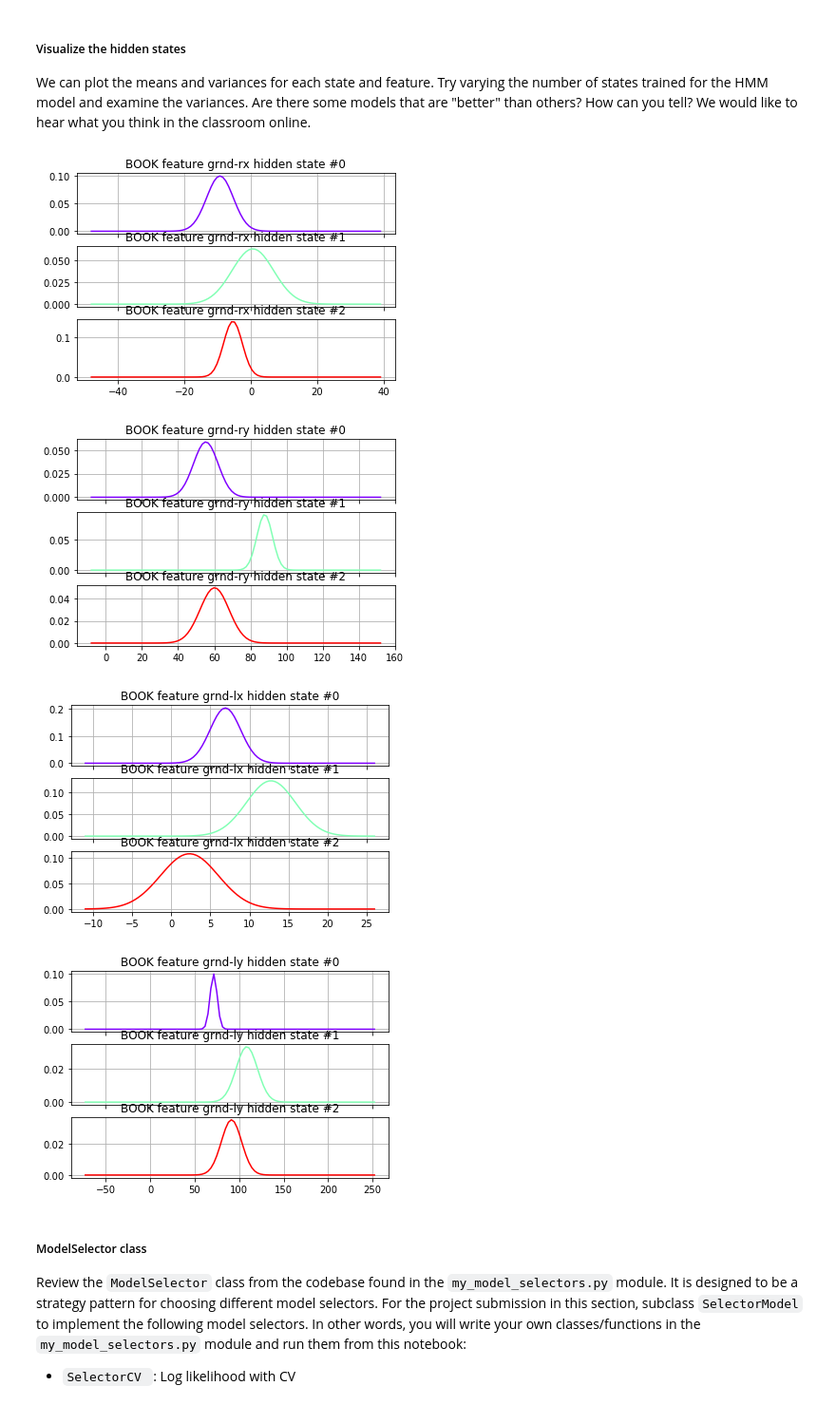
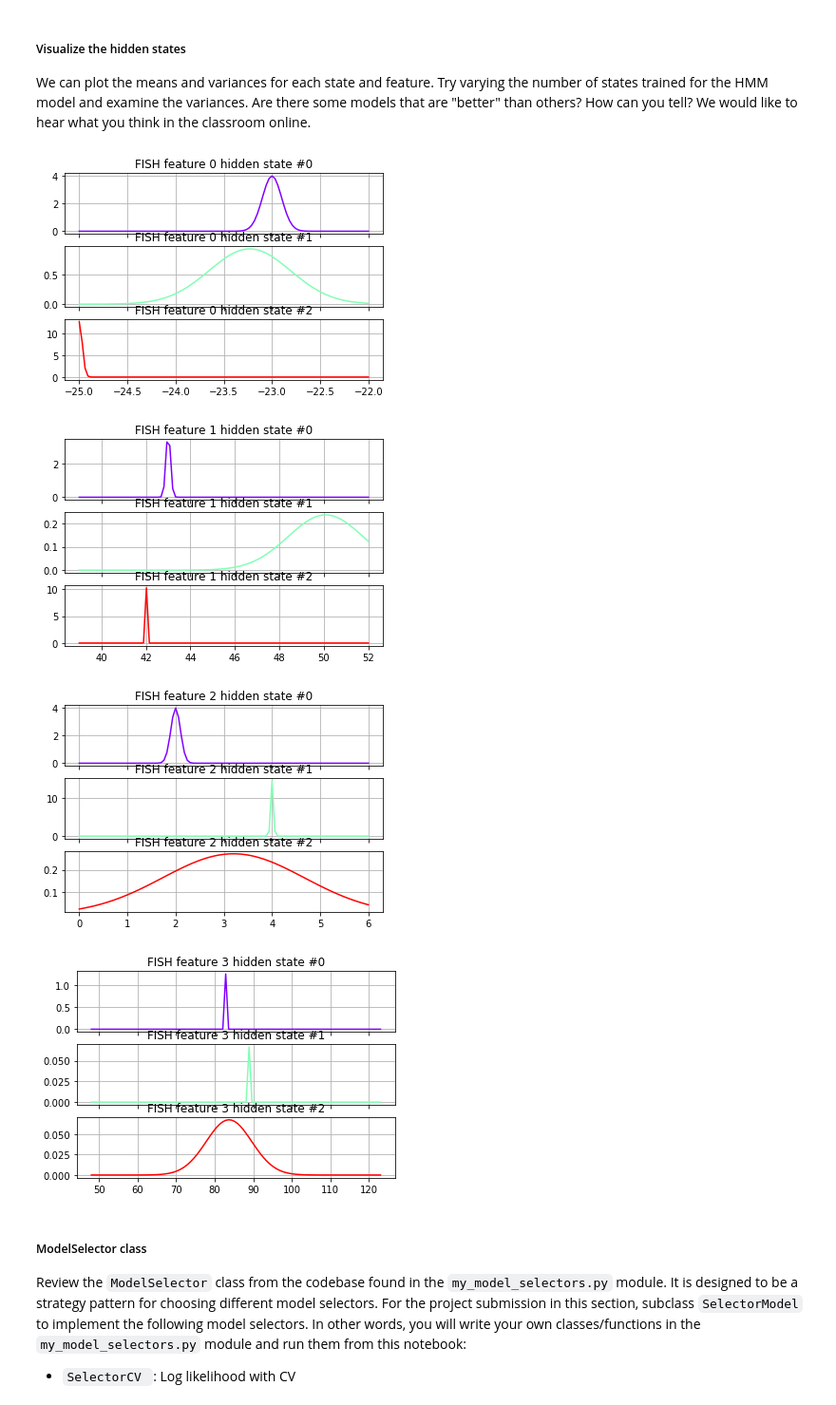
Before and after one commit to thoaionline/AIND-Recognizer, a Jupyter notebook: asl_recognizer.ipynb, the cells around one changed output. Shown at 95% size. Cells and saved outputs as stored; diff of their text form; code cells hidden in the pictures.

```diff
--- a/asl_recognizer.ipynb
+++ b/asl_recognizer.ipynb
@@ -453,39 +453,39 @@ We can plot the means and variances for each state and feature.  Try varying the
 import math
 from matplotlib import (cm, pyplot as plt, mlab)
 
 # Thoai changed this method to add the feature name
 def visualize(word, model, features = []):
     """ visualize the input model for a particular word """
     variance=np.array([np.diag(model.covars_[i]) for i in range(model.n_components)])
     figures = []
     for parm_idx in range(len(model.means_[0])):
         xmin = int(min(model.means_[:,parm_idx]) - max(variance[:,parm_idx]))
         xmax = int(max(model.means_[:,parm_idx]) + max(variance[:,parm_idx]))
         fig, axs = plt.subplots(model.n_components, sharex=True, sharey=False)
         colours = cm.rainbow(np.linspace(0, 1, model.n_components))
         for i, (ax, colour) in enumerate(zip(axs, colours)):
             x = np.linspace(xmin, xmax, 100)
             mu = model.means_[i,parm_idx]
             sigma = math.sqrt(np.diag(model.covars_[i])[parm_idx])
             ax.plot(x, mlab.normpdf(x, mu, sigma), c=colour)
 
             # Updated to add feature name
             ax.set_title("{} feature {} hidden state #{}".format(word, features[parm_idx] if features else parm_idx, i))
             # Originally
             #ax.set_title("{} feature {} hidden state #{}".format(word, features[parm_idx], i))
 
             ax.grid(True)
         figures.append(plt)
     for p in figures:
         p.show()
 
-#visualize(my_testword, model)
-visualize(demoword, model, all_features)
+visualize(my_testword, model)
+#visualize(demoword, model, all_features)
 # %% [output]
-[figure, old version]
+[figure, new version]
-[figure, old version]
+[figure, new version]
-[figure, old version]
+[figure, new version]
-[figure, old version]
+[figure, new version]
 # %% [markdown]
 #####  ModelSelector class
 Review the `ModelSelector` class from the codebase found in the `my_model_selectors.py` module.  It is designed to be a strategy pattern for choosing different model selectors.  For the project submission in this section, subclass `SelectorModel` to implement the following model selectors.  In other words, you will write your own classes/functions in the `my_model_selectors.py` module and run them from this notebook:
```
Also changed, not shown: parts of 4 cells of this notebook, 1 other file.
